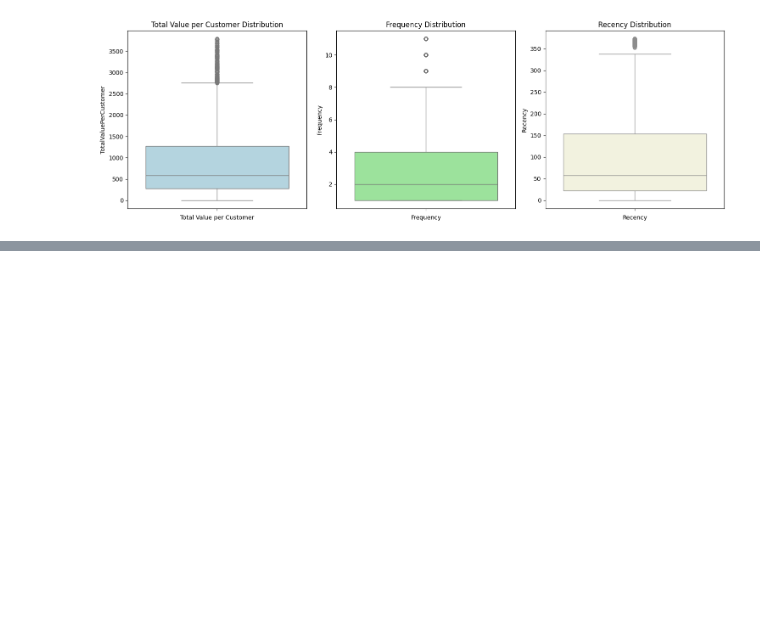
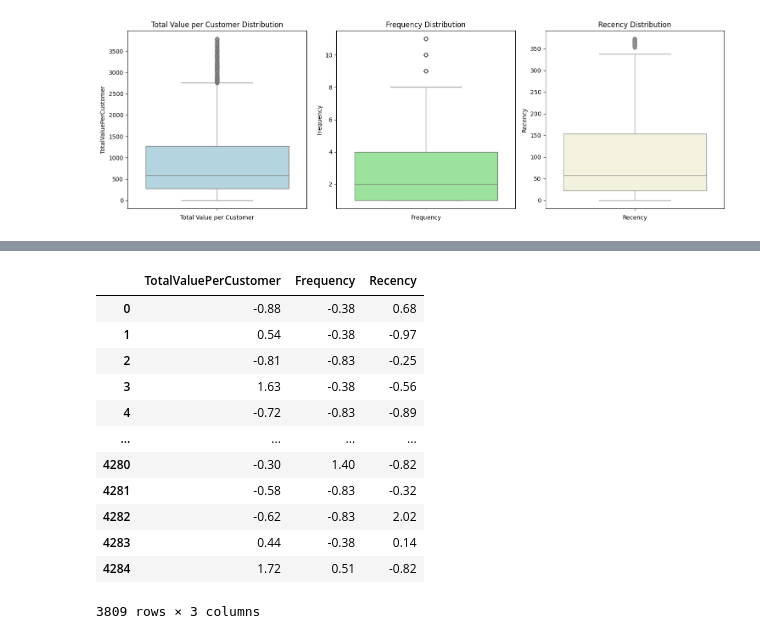
Before and after one commit to NoahSchwarzrock/online_retail_data, a Jupyter notebook: online_retail_data_clustering.ipynb, the cells around one changed output, grey strips where cells are left out. Cells and saved outputs as stored; diff of their text form; code cells hidden in the pictures; blank space fills up the shorter version.

```diff
--- a/online_retail_data_clustering.ipynb
+++ b/online_retail_data_clustering.ipynb
@@ -858,0 +891,18 @@ plt.show()
+# %%
+scaled_data_df = pd.DataFrame(scaled_data, index=no_outliers_df.index, columns=["TotalValuePerCustomer", "Frequency", "Recency"])
+
+scaled_data_df
+# %% [output]
+|  | TotalValuePerCustomer | Frequency | Recency |
+| 0 | -0.88 | -0.38 | 0.68 |
+| 1 | 0.54 | -0.38 | -0.97 |
+| 2 | -0.81 | -0.83 | -0.25 |
+| 3 | 1.63 | -0.38 | -0.56 |
+| 4 | -0.72 | -0.83 | -0.89 |
+| ... | ... | ... | ... |
+| 4280 | -0.30 | 1.40 | -0.82 |
+| 4281 | -0.58 | -0.83 | -0.32 |
+| 4282 | -0.62 | -0.83 | 2.02 |
+| 4283 | 0.44 | -0.38 | 0.14 |
+| 4284 | 1.72 | 0.51 | -0.82 |
+3809 rows × 3 columns
```
Also changed, not shown: parts of 6 cells of this notebook.
